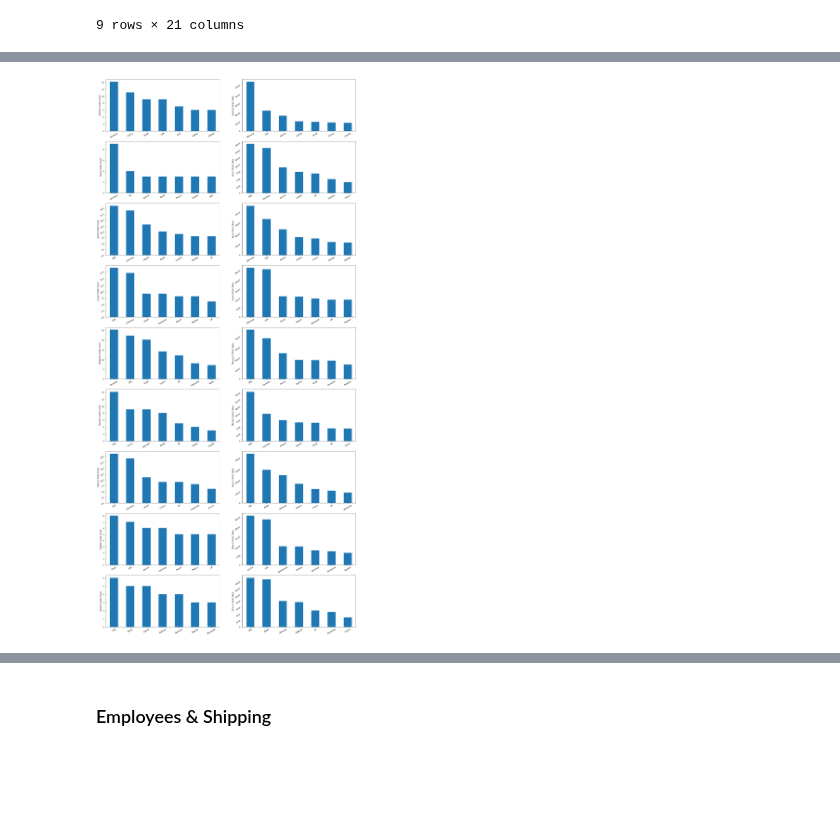
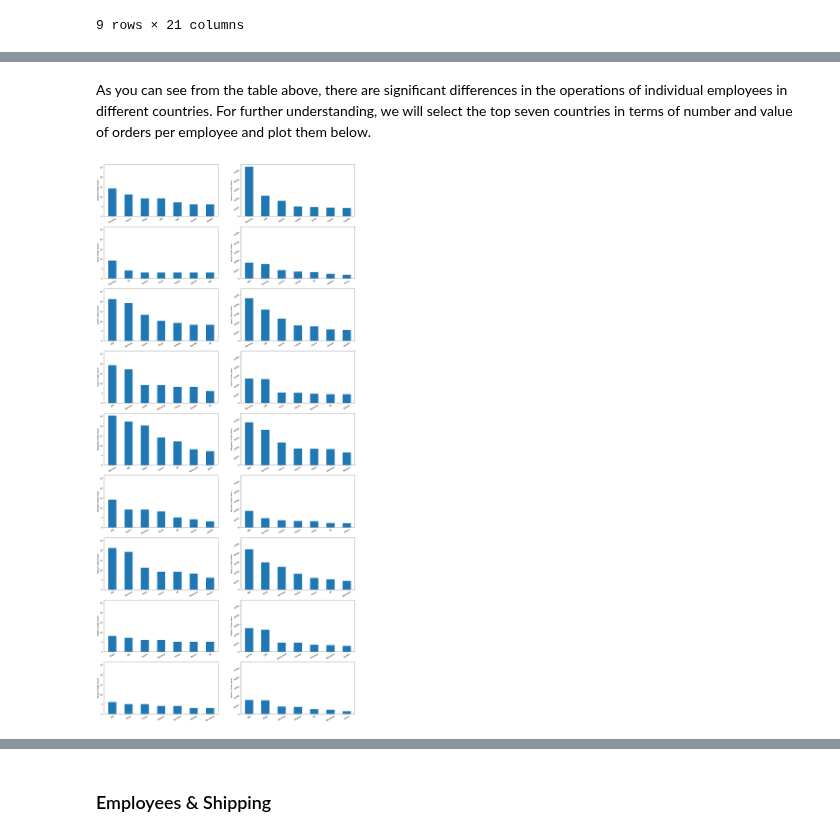
Before and after one commit to peshekhodko/ST590-Project2, a Jupyter notebook: Han_Li_Peshekhodko_ST590_Project2_P2.ipynb, the cells around one changed output, grey strips where cells are left out. Saved outputs shown, nothing was run; the diff lists cells and outputs as text; code cells hidden in the pictures; blank space fills up the shorter version.

```diff
--- a/Han_Li_Peshekhodko_ST590_Project2_P2.ipynb
+++ b/Han_Li_Peshekhodko_ST590_Project2_P2.ipynb
@@ -538,12 +556,13 @@ employee_country_order_count
 | Steven | 0 | 0 | 4 | 5 | 0 | 0 | 2 | 5 | 4 | 0 | ... | ... |
 9 rows × 21 columns
 # %%
+# Summarize the order values per employee in each country
 employee_country_order_value = pd.crosstab(
     index=employee_customer_order["FirstName"],
     columns=employee_customer_order["Country"],
     values=employee_customer_order["Value"],
     aggfunc=sum,
-)
+).fillna(0)
 employee_country_order_value
 # %% [output]
 | Country | Argentina | Austria | Belgium | Brazil | Canada | Denmark | Finland | France | Germany | Ireland | ... | ... |
@@ -560,22 +579,32 @@ employee_country_order_value
 9 rows × 21 columns
+# %% [markdown]
+As you can see from the table above, there are significant differences in the operations of individual employees in different countries. For further understanding, we will select the top seven countries in terms of number and value of orders per employee and plot them below.
 # %%
+# Set the range of y-axis
+count_range = (0, np.nanmax(employee_country_order_count) * 1.05)
+value_range = (0, np.nanmax(employee_country_order_value) * 1.05)
+# Plotting
 fig, ax = plt.subplots(nrows=9, ncols=2, figsize=(24, 54))
 n_large = 7
 for i in range(employee_customer.shape[0]):
+    # Retrieve each employee's order counts and values
     name = employee_customer.loc[i, 'FirstName']
     order_count = employee_country_order_count.iloc[i, :]
     order_value = employee_country_order_value.iloc[i, :]
-    order_count.nlargest(n_large).plot(kind="bar", ax=ax[i, 0])
-    order_value.nlargest(n_large).plot(kind="bar", ax=ax[i, 1])
+    # Select the top 7 and plot
+    order_count.nlargest(n_large).plot(
+        kind="bar", ax=ax[i, 0], ylim=count_range)
+    order_value.nlargest(n_large).plot(
+        kind="bar", ax=ax[i, 1], ylim=value_range)
     # Add labels
     ax[i, 0].set_title("")
     ax[i, 1].set_title("")
     ax[i, 0].set_xlabel("")
     ax[i, 1].set_xlabel("")
     ax[i, 0].set_ylabel(f"{name}'s Order Count")
     ax[i, 1].set_ylabel(f"{name}'s Order Value")
     ax[i, 0].tick_params(labelrotation=30)
     ax[i, 1].tick_params(labelrotation=30)
 plt.show()
 # %% [output]
-[figure, old version]
+[figure, new version]
```
Also changed, not shown: parts of 35 cells of this notebook, 1 other file.
